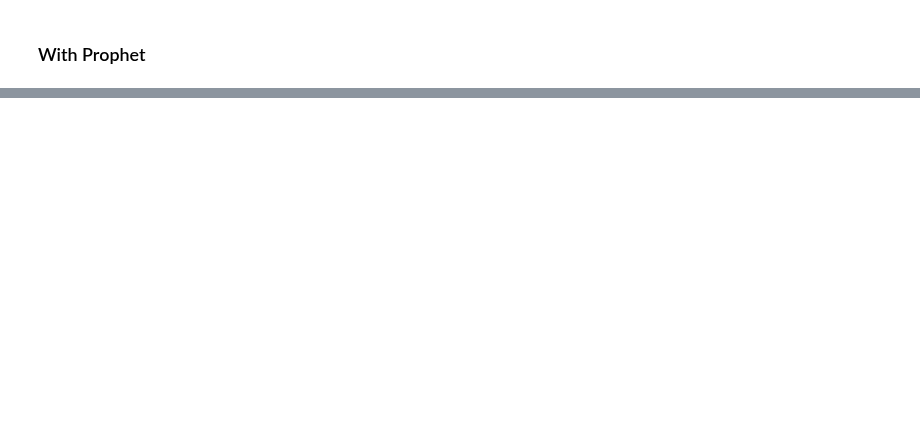
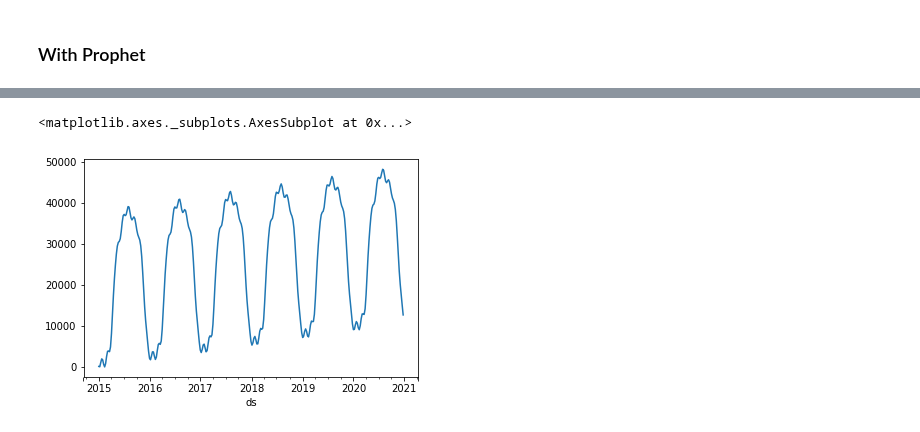
Before and after one commit to cneiderer/Class_Projects, a Jupyter notebook: Project5/ExogSystemLevelModels.ipynb, the cells around one changed output, grey strips where cells are left out. Saved outputs shown, nothing was run; the diff lists cells and outputs as text; code cells hidden in the pictures; blank space fills up the shorter version.

```diff
--- a/Project5/ExogSystemLevelModels.ipynb
+++ b/Project5/ExogSystemLevelModels.ipynb
@@ -476,0 +88,3 @@ m.plot_components(forecast);
+# %%
+forecast_data = forecast.set_index('ds')
+# forecast_data = forecast_data[forecast_data.index.date > (dt(2018, 1, 1).date())]
@@ -476,0 +113,5 @@ m.plot_components(forecast);
+# %%
+forecast_data[['trend', 'yearly']].sum(axis=1).plot()
+# %% [output]
+<matplotlib.axes._subplots.AxesSubplot at 0x...>
+[figure, added]
```
Also changed, not shown: parts of 64 cells of this notebook, 10 other files.
